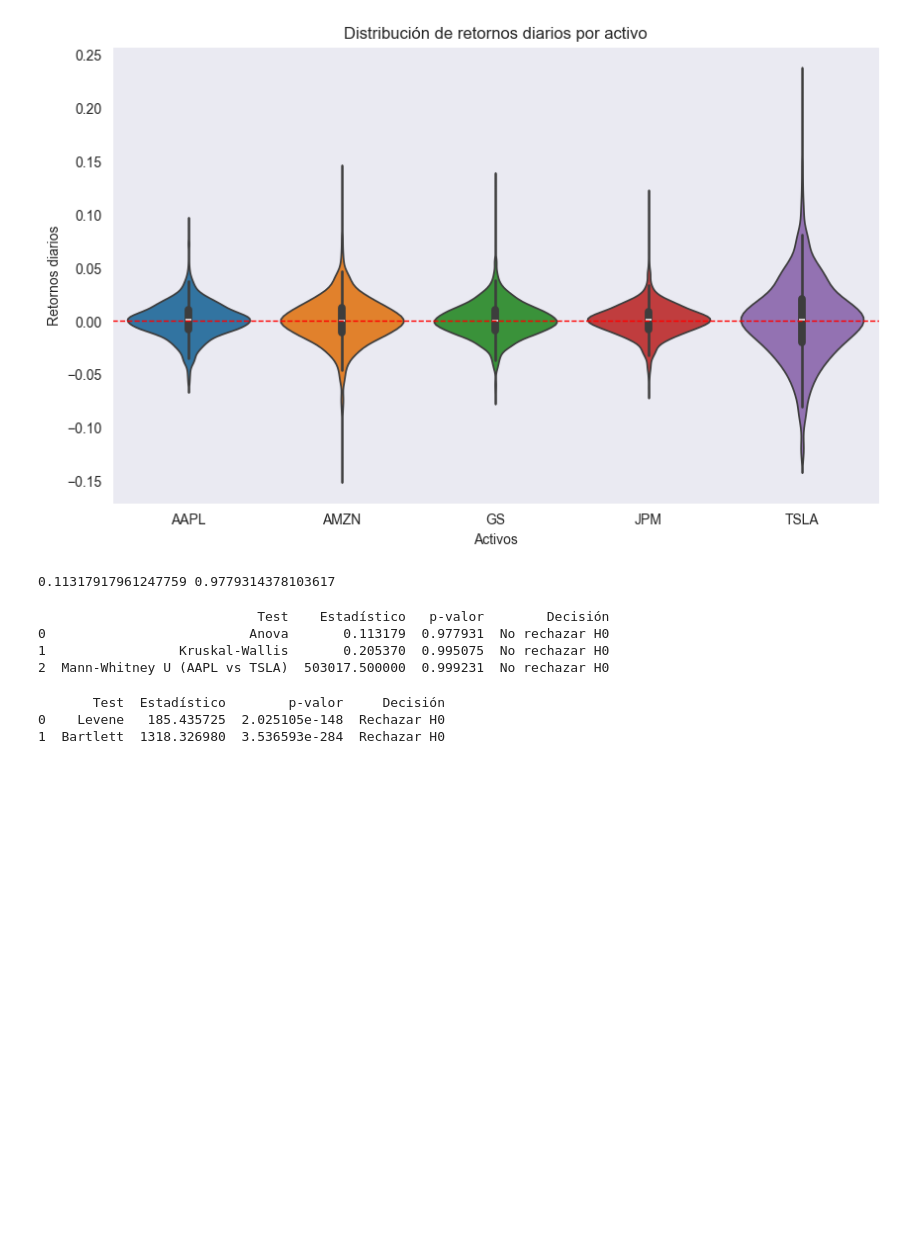
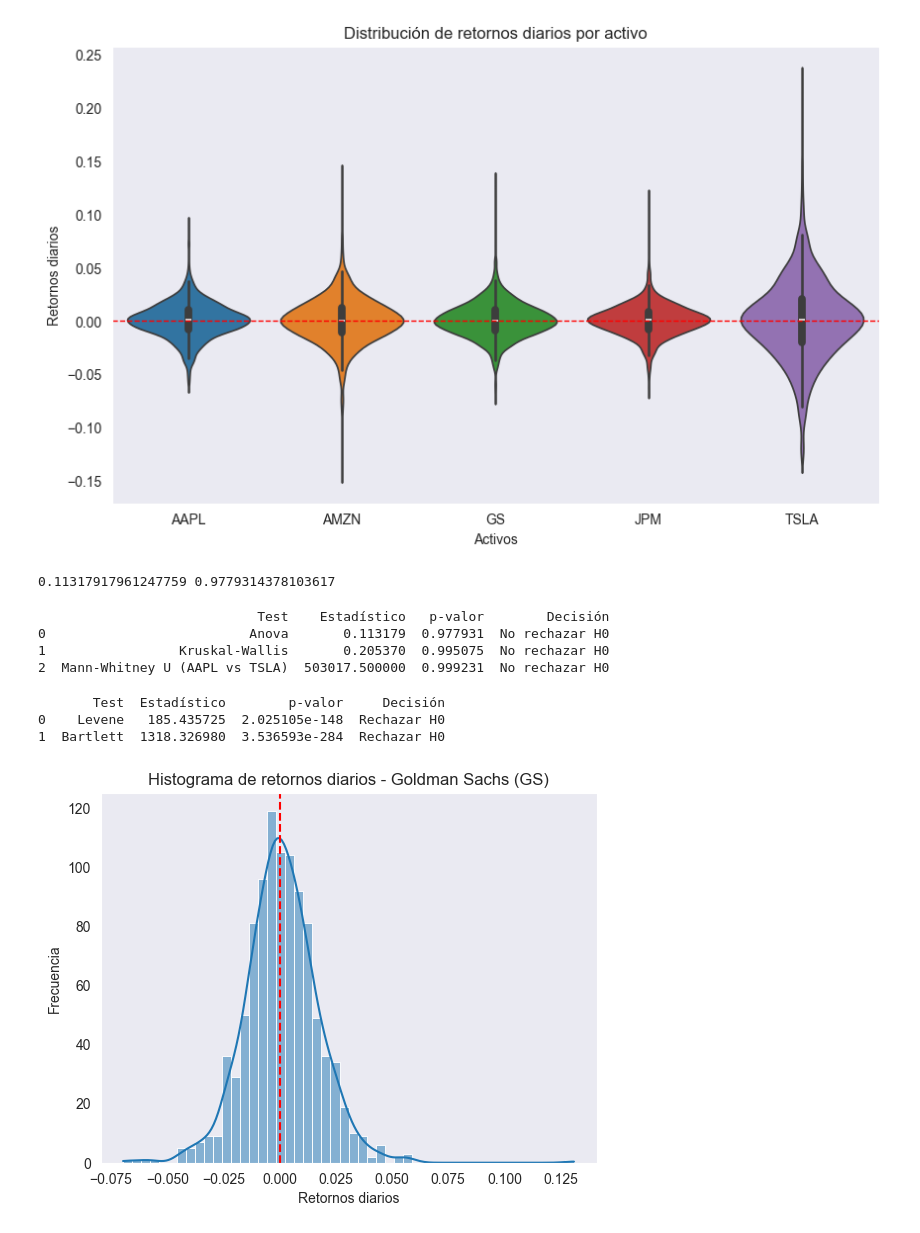
Before and after one commit to acardenas89/ds_finance_cardenas, a Jupyter notebook: notebooks/Tarea_3.ipynb, the cells around one changed output. Saved outputs shown, nothing was run; the diff lists cells and outputs as text; code cells hidden in the pictures; blank space fills up the shorter version.

Commit message:
Distribución Muestral del Retorno Promedio

```diff
--- a/notebooks/Tarea_3.ipynb
+++ b/notebooks/Tarea_3.ipynb
@@ -754,3 +754,21 @@ print(resultados_varianzas_ig)
 # %%
 # 3.3d ¿Por qué puede existir diferencia entre los resultados de Levene y Bartlett? ¿Cuál es mas apropiado para datos financieros?
 # Levene es el mas apropiado para modelamiento financiero ya que no depende de que los datos sean normales, es robusto a outliers y es mas estable en series de retornos normales. Las diferencias entre un test y otro se pueden dar precisamente por "la" o la "no normalidad" de los datos.
+# %%
+# Parte IV: Distribuciones Muestrales y Teroema del Límite Central (20 puntos)
+# Pregunta 4.1 Distribución Muestral del Retorno Promedio (10 puntos)
+
+gs_retornos = dayli_simple_return5A["GS"].dropna()
+
+plt.Figure(figsize=(8,5))
+sns.histplot(gs_retornos, bins=50, kde=True)
+
+plt.title("Histograma de retornos diarios - Goldman Sachs (GS)")
+plt.xlabel("Retornos diarios")
+plt.ylabel("Frecuencia")
+
+plt.axvline(0, color="red", linestyle="--")
+
+plt.show()
+# %% [output]
+[figure, added]
```
